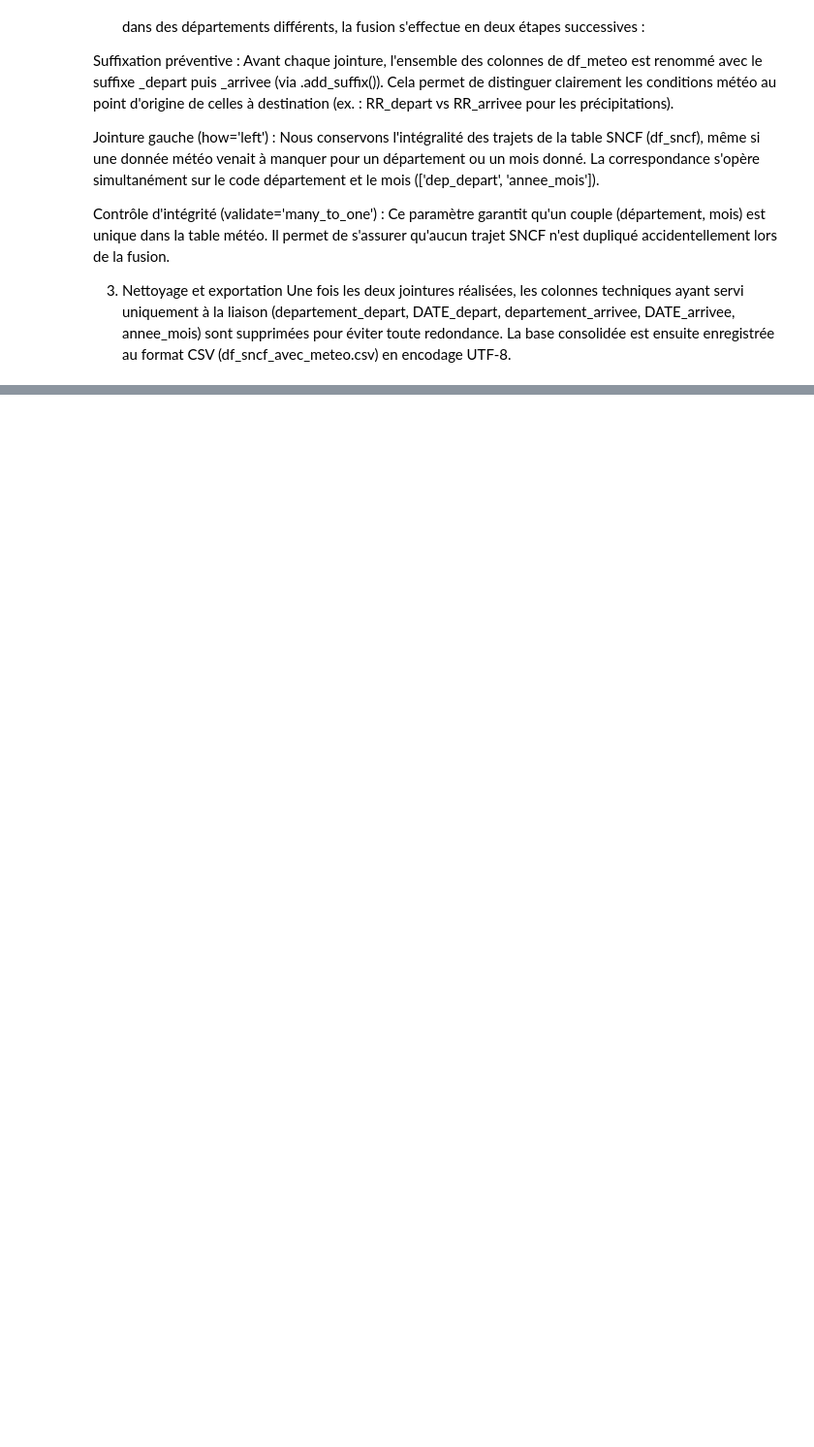
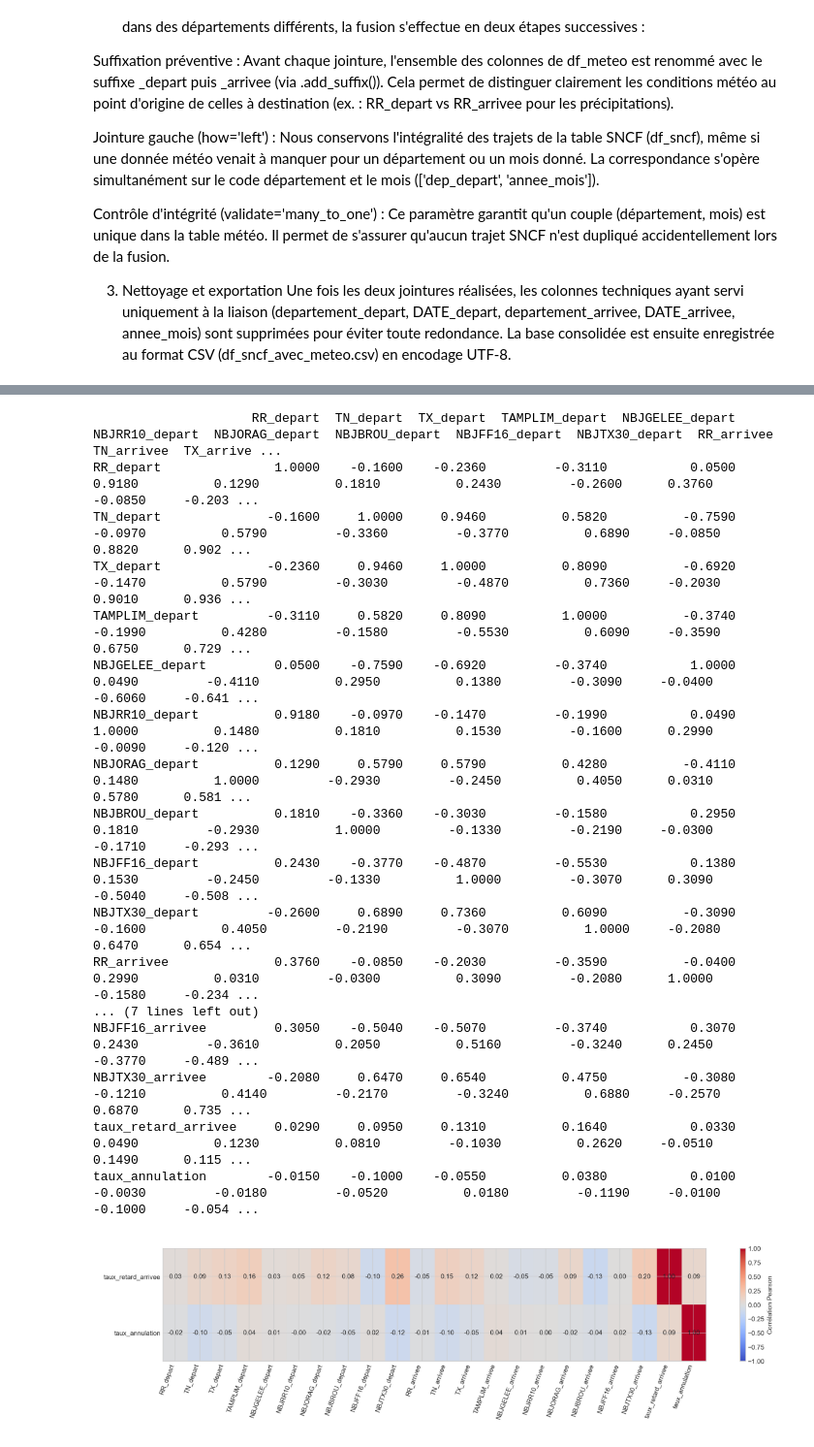
Before and after one commit to luteceagn/Projet_Python_ds, a Jupyter notebook: rapport_final.ipynb, the cells around one changed output, grey strips where cells are left out. Shown at 97% size. Cells and saved outputs as stored; diff of their text form; code cells hidden in the pictures; blank space fills up the shorter version.

```diff
--- a/rapport_final.ipynb
+++ b/rapport_final.ipynb
@@ -1106,0 +1304,28 @@ df_final.to_csv("df_sncf_avec_meteo.csv", index=False, encoding="utf-8")
+# %%
+matrice_correlation = resultats_correlation["matrice_correlation"]
+print(matrice_correlation.round(3).to_string())
+
+# Heatmap SNCF-météo produite par le module.
+plt.figure(figsize=(16, 4))
+plt.imshow(mpimg.imread("sorties_correlation_jointure/correlations_sncf_meteo_heatmap.png"))
+plt.axis("off")
+plt.show()
+# %% [output]
+                     RR_depart  TN_depart  TX_depart  TAMPLIM_depart  NBJGELEE_depart  NBJRR10_depart  NBJORAG_depart  NBJBROU_depart  NBJFF16_depart  NBJTX30_depart  RR_arrivee  TN_arrivee  TX_arrive ...
+RR_depart               1.0000    -0.1600    -0.2360         -0.3110           0.0500          0.9180          0.1290          0.1810          0.2430         -0.2600      0.3760     -0.0850     -0.203 ...
+TN_depart              -0.1600     1.0000     0.9460          0.5820          -0.7590         -0.0970          0.5790         -0.3360         -0.3770          0.6890     -0.0850      0.8820      0.902 ...
+TX_depart              -0.2360     0.9460     1.0000          0.8090          -0.6920         -0.1470          0.5790         -0.3030         -0.4870          0.7360     -0.2030      0.9010      0.936 ...
+TAMPLIM_depart         -0.3110     0.5820     0.8090          1.0000          -0.3740         -0.1990          0.4280         -0.1580         -0.5530          0.6090     -0.3590      0.6750      0.729 ...
+NBJGELEE_depart         0.0500    -0.7590    -0.6920         -0.3740           1.0000          0.0490         -0.4110          0.2950          0.1380         -0.3090     -0.0400     -0.6060     -0.641 ...
+NBJRR10_depart          0.9180    -0.0970    -0.1470         -0.1990           0.0490          1.0000          0.1480          0.1810          0.1530         -0.1600      0.2990     -0.0090     -0.120 ...
+NBJORAG_depart          0.1290     0.5790     0.5790          0.4280          -0.4110          0.1480          1.0000         -0.2930         -0.2450          0.4050      0.0310      0.5780      0.581 ...
+NBJBROU_depart          0.1810    -0.3360    -0.3030         -0.1580           0.2950          0.1810         -0.2930          1.0000         -0.1330         -0.2190     -0.0300     -0.1710     -0.293 ...
+NBJFF16_depart          0.2430    -0.3770    -0.4870         -0.5530           0.1380          0.1530         -0.2450         -0.1330          1.0000         -0.3070      0.3090     -0.5040     -0.508 ...
+NBJTX30_depart         -0.2600     0.6890     0.7360          0.6090          -0.3090         -0.1600          0.4050         -0.2190         -0.3070          1.0000     -0.2080      0.6470      0.654 ...
+RR_arrivee              0.3760    -0.0850    -0.2030         -0.3590          -0.0400          0.2990          0.0310         -0.0300          0.3090         -0.2080      1.0000     -0.1580     -0.234 ...
+... (7 lines left out)
+NBJFF16_arrivee         0.3050    -0.5040    -0.5070         -0.3740           0.3070          0.2430         -0.3610          0.2050          0.5160         -0.3240      0.2450     -0.3770     -0.489 ...
+NBJTX30_arrivee        -0.2080     0.6470     0.6540          0.4750          -0.3080         -0.1210          0.4140         -0.2170         -0.3240          0.6880     -0.2570      0.6870      0.735 ...
+taux_retard_arrivee     0.0290     0.0950     0.1310          0.1640           0.0330          0.0490          0.1230          0.0810         -0.1030          0.2620     -0.0510      0.1490      0.115 ...
+taux_annulation        -0.0150    -0.1000    -0.0550          0.0380           0.0100         -0.0030         -0.0180         -0.0520          0.0180         -0.1190     -0.0100     -0.1000     -0.054 ...
+[figure, added]
```
Also changed, not shown: parts of 38 cells of this notebook, 3 other files.
